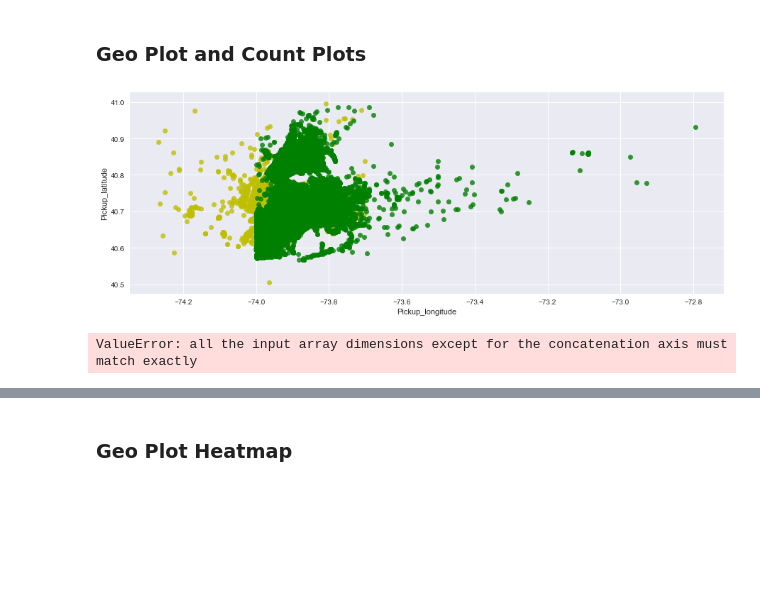
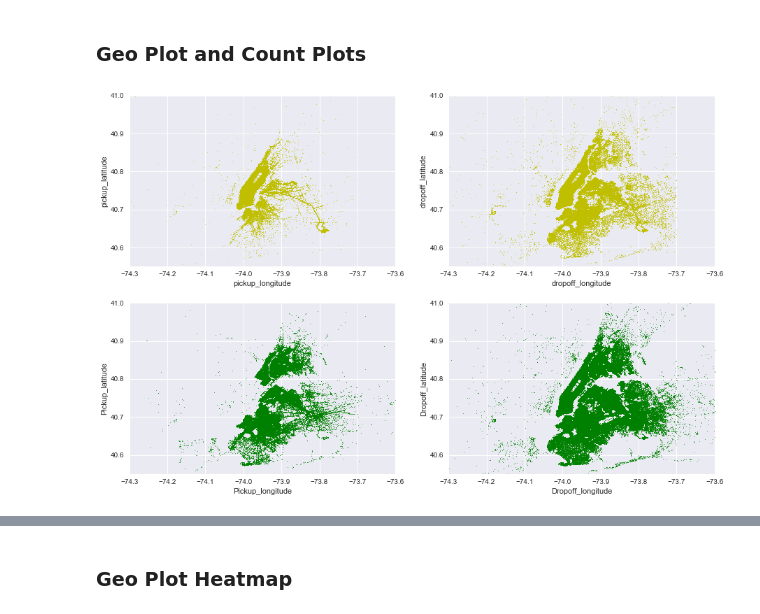
Before and after one commit to agentturbo1/Crazy-Taxi-IRL, a Jupyter notebook: Milestone, Exploration and Data Acquisition.ipynb, the cells around one changed output, grey strips where cells are left out. Drawn from its saved outputs; the diff is of its cells as text; code cells hidden in the pictures; blank space fills up the shorter version.

```diff
--- a/Milestone, Exploration and Data Acquisition.ipynb
+++ b/Milestone, Exploration and Data Acquisition.ipynb
@@ -220,6 +228,10 @@ yellow_data = pd.read_csv("TaxiData/yellow_clean_2016-06.csv", parse_dates=['tpe
                           date_parser=dateparse)
 green_data = pd.read_csv("TaxiData/green_clean_2016-06.csv", parse_dates=['lpep_pickup_datetime', 'Lpep_dropoff_datetime'], \
                           date_parser=dateparse)
+# %%
+yellow_data['trip_duration'] = yellow_data['tpep_dropoff_datetime'] - yellow_data['tpep_pickup_datetime']
+
+green_data['trip_duration'] = green_data['Lpep_dropoff_datetime'] - green_data['lpep_pickup_datetime']
 # %% [markdown]
 ### Observe new trip duration
 # %%
@@ -280,6 +292,12 @@ yellow_data['trip_duration']
 548638    12.000000
 548639    10.666667
 Name: trip_duration, Length: 547784, dtype: float64
+# %%
+yellow_data['trip_day']= yellow_data['tpep_pickup_datetime'].dt.day
+yellow_data['trip_hour'] = yellow_data['tpep_pickup_datetime'].dt.hour
+# %%
+green_data['trip_day']= green_data['lpep_pickup_datetime'].dt.day
+green_data['trip_hour'] = green_data['lpep_pickup_datetime'].dt.hour
 # %% [markdown]
 ## Some visualization
 Here we are going to visulaize the data and see if we can notice any patterns.
@@ -343,14 +372,25 @@ ny
 # %% [markdown]
 ### Geo Plot and Count Plots
 # %%
-ax = sns.regplot(yellow_data['pickup_longitude'], yellow_data['pickup_latitude'], data=yellow_data, fit_reg=False,color='y')
-sns.regplot(green_data['Pickup_longitude'], green_data['Pickup_latitude'], data=green_data, fit_reg=False, color = 'g')
-ax.set_aspect('equal')
+fig1 = plt.figure()
+fig1.add_subplot(2,2,1)
+sns.regplot(yellow_data['pickup_longitude'], yellow_data['pickup_latitude'], data=yellow_data, fit_reg=False,color='y', \
+            scatter_kws = {'s':1})
+fig1.add_subplot(2,2,2)
+sns.regplot(yellow_data['dropoff_longitude'], yellow_data['dropoff_latitude'], data=yellow_data, fit_reg=False,color='y', \
+            scatter_kws = {'s':1})
+fig1.add_subplot(2,2,3)
+sns.regplot(green_data['Pickup_longitude'], green_data['Pickup_latitude'], data=green_data, fit_reg=False, color = 'g',  \
+            scatter_kws = {'s':1})
+fig1.add_subplot(2,2,4)
+sns.regplot(green_data['Dropoff_longitude'], green_data['Dropoff_latitude'], data=green_data, fit_reg=False,color='g', \
+            scatter_kws = {'s':1})
+for ax in fig1.axes:
+    ax.set_xlim(left=-74.3, right=-73.6)
+    ax.set_ylim(bottom=40.55, top=41)
+    ax.set_aspect('equal')
+
 plt.show()
 #The dropoff data looks exactly the same
 # %% [output]
-[figure, old version]
+[figure, new version]
-# %%
-ax = sns.regplot(x=range(len(yellow_data["trip_duration"])), y=np.sort(yellow_data["trip_duration"]))
-# %% [output]
-ValueError: all the input array dimensions except for the concatenation axis must match exactly
```
Also changed, not shown: parts of 17 cells of this notebook.
